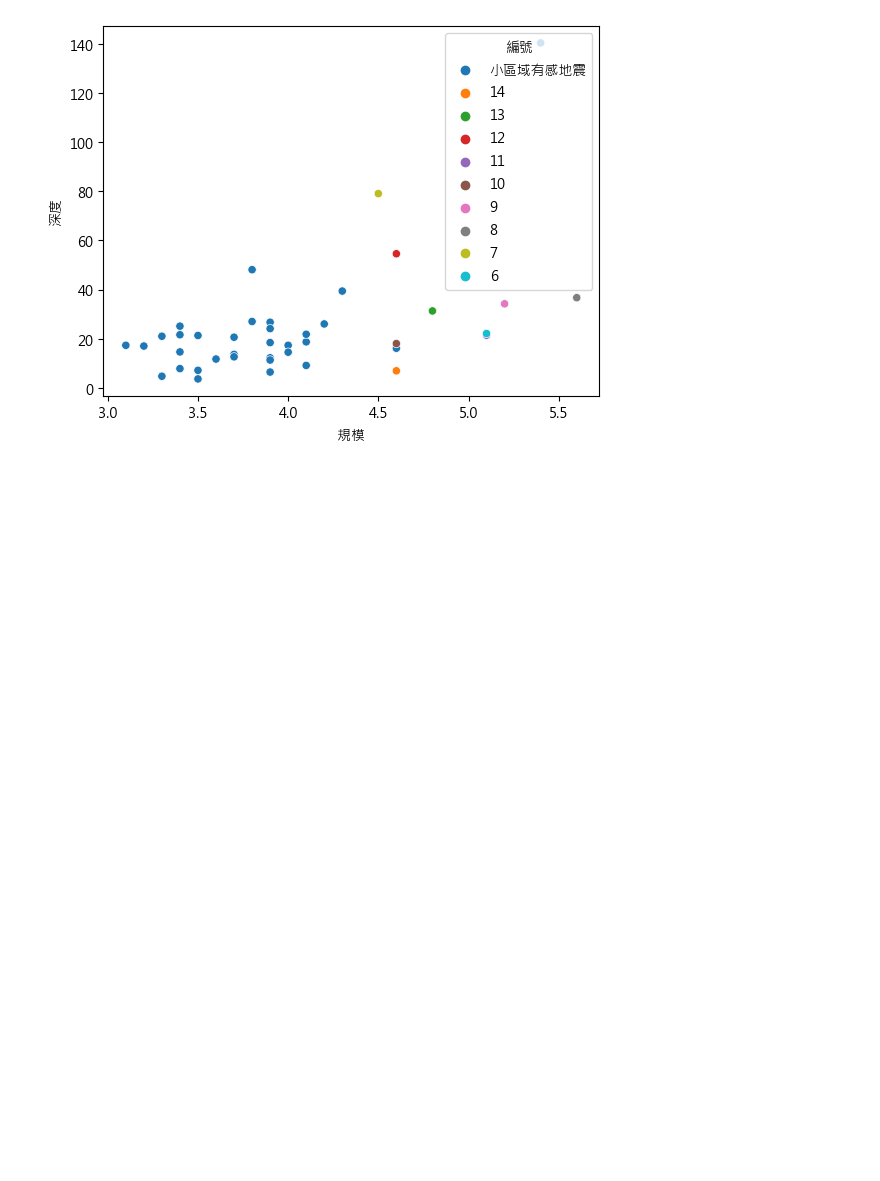
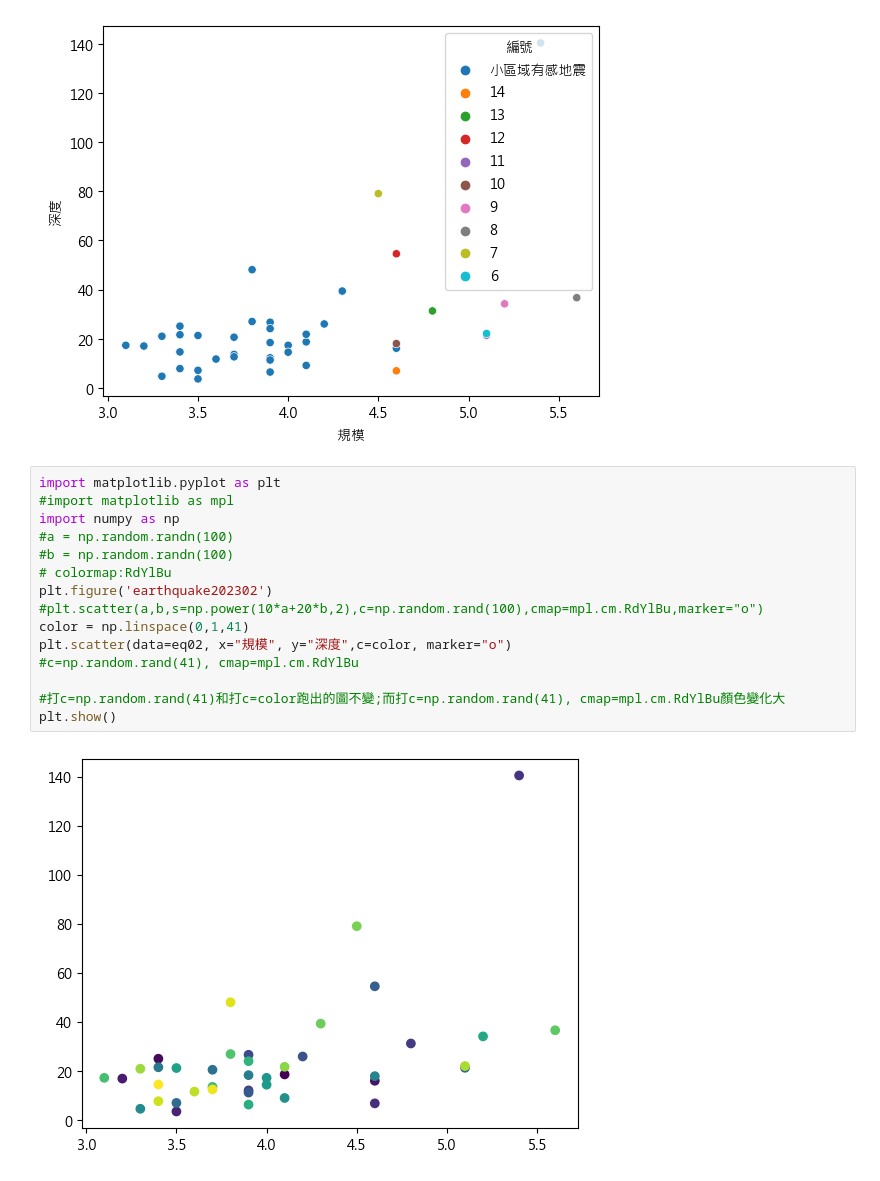
Before and after one commit to kuyuyu/PL, a Jupyter notebook: Task2/Task2.ipynb, the cells around one changed output. Saved outputs shown, nothing was run; the diff lists cells and outputs as text; blank space fills up the shorter version.

```diff
--- a/Task2/Task2.ipynb
+++ b/Task2/Task2.ipynb
@@ -98,3 +97,20 @@ sns.scatterplot(x="規模", y="深度", hue="編號", data=eq02)
 # %% [output]
 <AxesSubplot:xlabel='規模', ylabel='深度'>
 [figure]
+# %%
+import matplotlib.pyplot as plt
+#import matplotlib as mpl
+import numpy as np
+#a = np.random.randn(100)
+#b = np.random.randn(100)
+# colormap:RdYlBu
+plt.figure('earthquake202302')
+#plt.scatter(a,b,s=np.power(10*a+20*b,2),c=np.random.rand(100),cmap=mpl.cm.RdYlBu,marker="o")
+color = np.linspace(0,1,41)
+plt.scatter(data=eq02, x="規模", y="深度",c=color, marker="o")
+#c=np.random.rand(41), cmap=mpl.cm.RdYlBu
+
+#打c=np.random.rand(41)和打c=color跑出的圖不變;而打c=np.random.rand(41), cmap=mpl.cm.RdYlBu顏色變化大
+plt.show()
+# %% [output]
+[figure, added]
```
Also changed, not shown: parts of 1 cell of this notebook.
